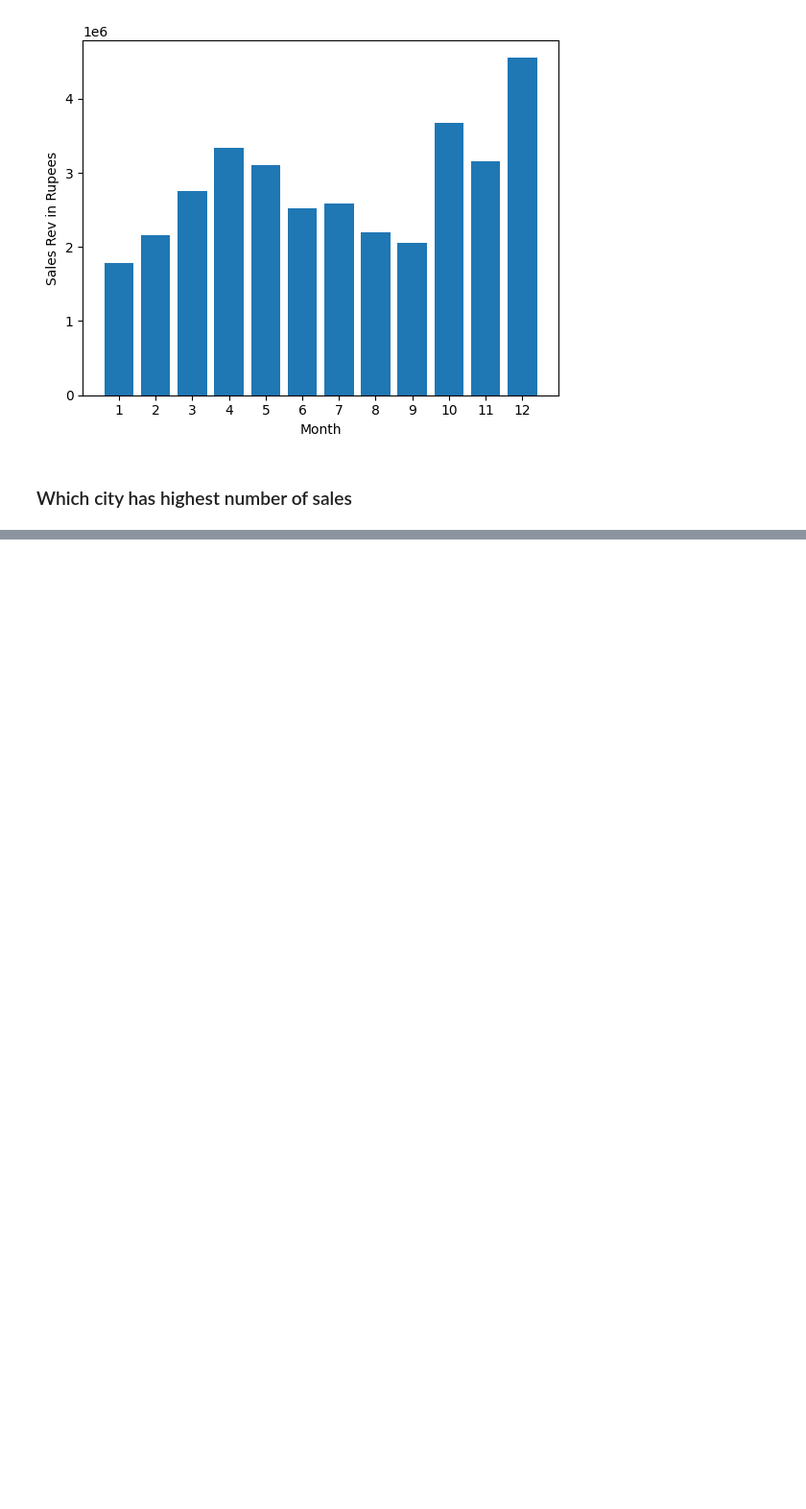
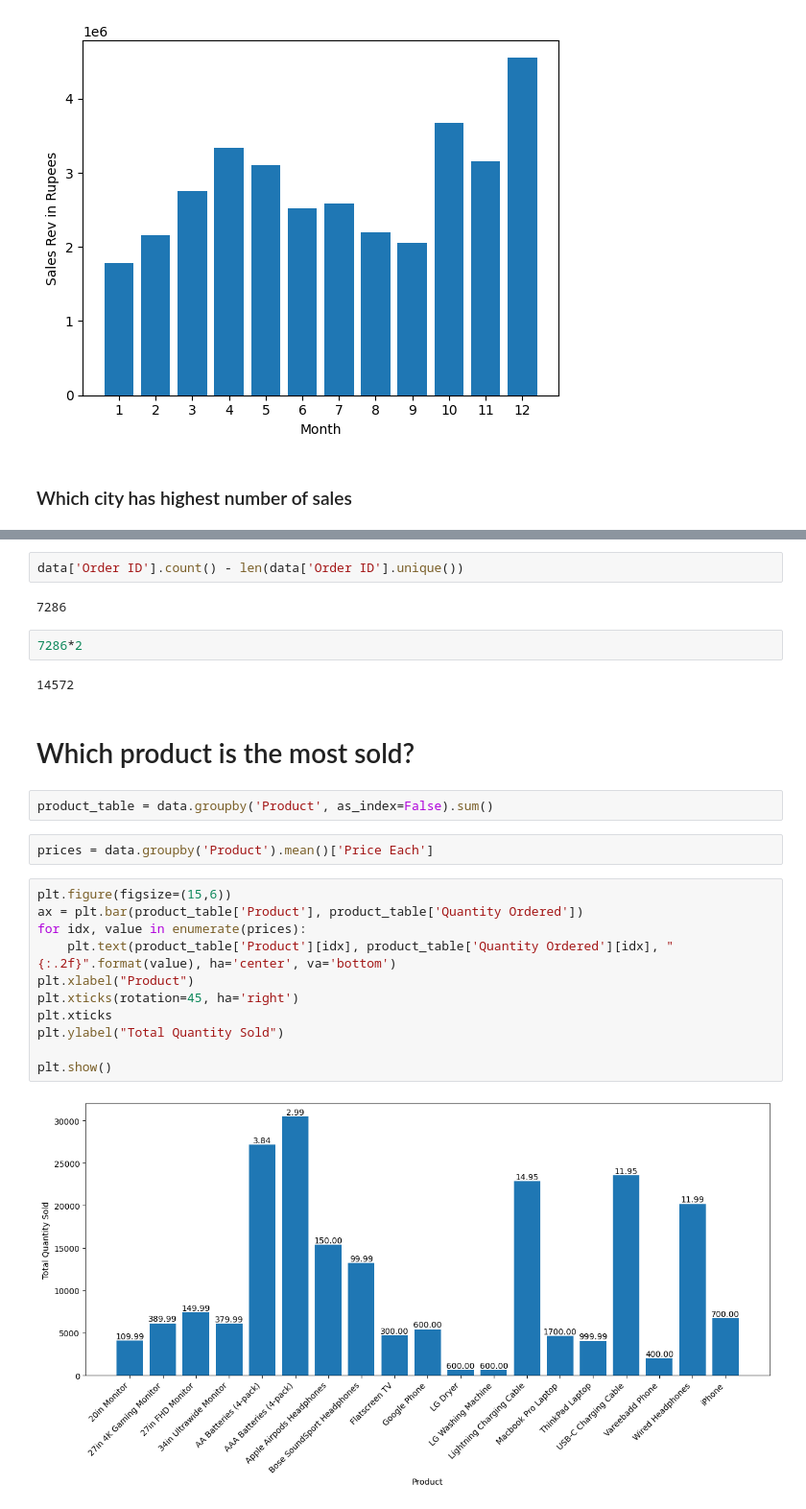
Before and after one commit to JBalakrishnaReddy/data-analytics-using-pandas, a Jupyter notebook: Sales_Analysis.ipynb, the cells around one changed output, grey strips where cells are left out. Shown at 96% size. Cells and saved outputs as stored; diff of their text form; blank space fills up the shorter version.

```diff
--- a/Sales_Analysis.ipynb
+++ b/Sales_Analysis.ipynb
@@ -187,0 +200,27 @@ data['Purchase Address']
+# %%
+data['Order ID'].count() - len(data['Order ID'].unique())
+# %% [output]
+7286
+# %%
+7286*2
+# %% [output]
+14572
+# %% [markdown]
+# Which product is the most sold?
+# %%
+product_table = data.groupby('Product', as_index=False).sum()
+# %%
+prices = data.groupby('Product').mean()['Price Each']
+# %%
+plt.figure(figsize=(15,6))
+ax = plt.bar(product_table['Product'], product_table['Quantity Ordered'])
+for idx, value in enumerate(prices):
+    plt.text(product_table['Product'][idx], product_table['Quantity Ordered'][idx], "{:.2f}".format(value), ha='center', va='bottom')
+plt.xlabel("Product")
+plt.xticks(rotation=45, ha='right')
+plt.xticks
+plt.ylabel("Total Quantity Sold")
+
+plt.show()
+# %% [output]
+[figure, added]
```
Also changed, not shown: parts of 28 cells of this notebook.
